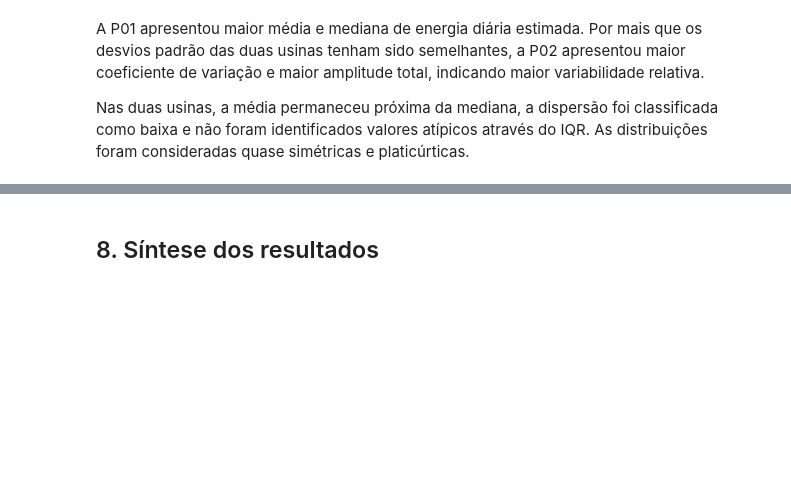
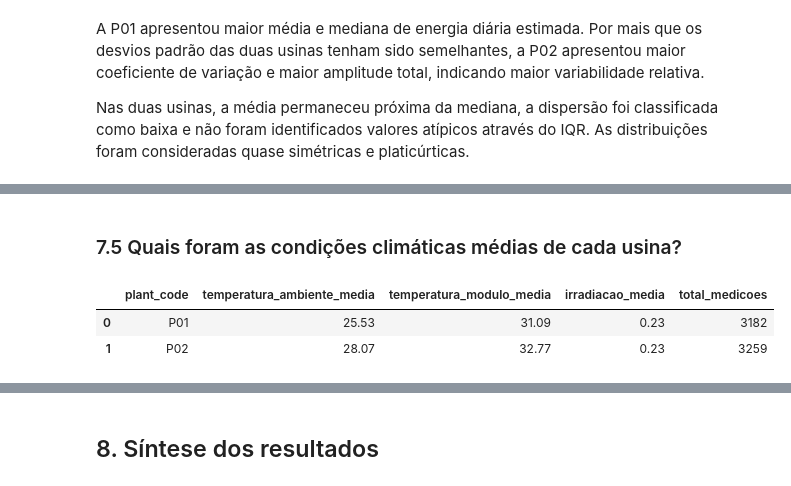
Before and after one commit to PhellipeLisboa/AnaliseEnergiaSolar, a Jupyter notebook: notebooks/02_analise_estatistica.ipynb, the cells around one changed output, grey strips where cells are left out. Drawn from its saved outputs; the diff is of its cells as text; code cells hidden in the pictures; blank space fills up the shorter version.

```diff
--- a/notebooks/02_analise_estatistica.ipynb
+++ b/notebooks/02_analise_estatistica.ipynb
@@ -1113,0 +1165,23 @@ Nas duas usinas, a média permaneceu próxima da mediana, a dispersão foi class
+# %% [markdown]
+
+### 7.5 Quais foram as condições climáticas médias de cada usina?
+# %%
+# Mostra as condições climáticas médias por usina, considerando todas as medições disponíveis.
+clima_medio_por_usina = (
+    weather_analysis_df
+    .groupby("plant_code")
+    .agg(
+        temperatura_ambiente_media=("ambient_temperature", "mean"),
+        temperatura_modulo_media=("module_temperature", "mean"),
+        irradiacao_media=("irradiation", "mean"),
+        total_medicoes=("date_time", "count"),
+    )
+    .round(2)
+    .reset_index()
+)
+
+display(clima_medio_por_usina)
+# %% [output]
+|  | plant_code | temperatura_ambiente_media | temperatura_modulo_media | irradiacao_media | total_medicoes |
+| 0 | P01 | 25.53 | 31.09 | 0.23 | 3182 |
+| 1 | P02 | 28.07 | 32.77 | 0.23 | 3259 |
```
Also changed, not shown: parts of 13 cells of this notebook.
